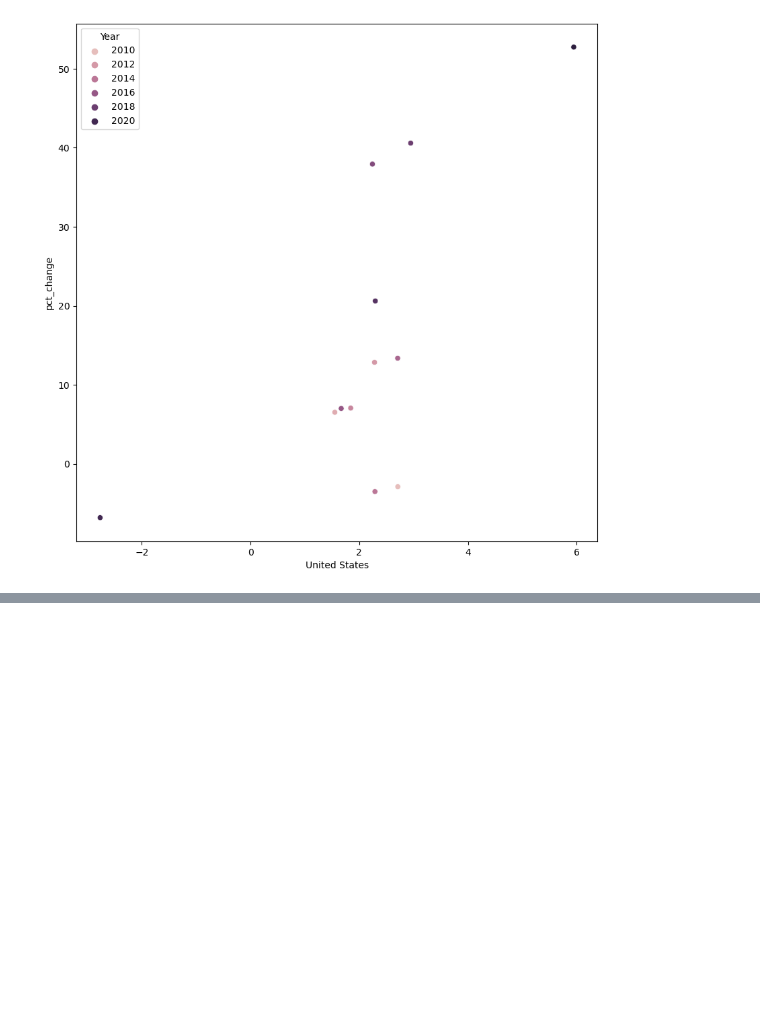
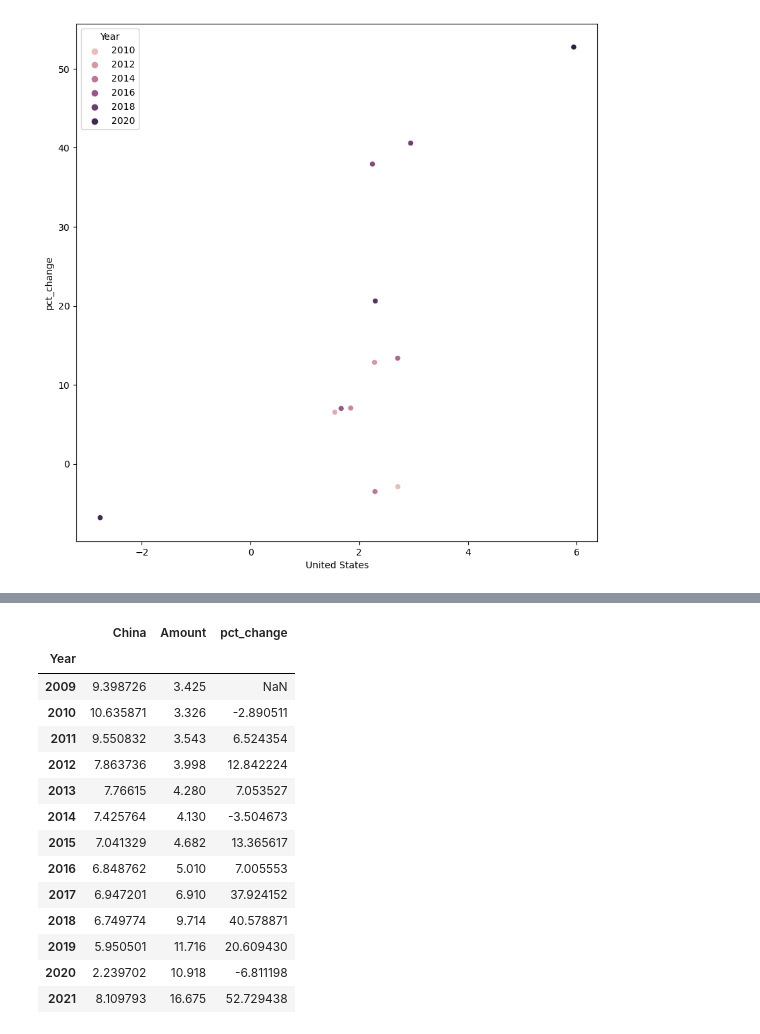
Before and after one commit to AimjGuytidy/Gwiza-analysis, a Jupyter notebook: Nvidia-case-study.ipynb, the cells around one changed output, grey strips where cells are left out. Saved outputs shown, nothing was run; the diff lists cells and outputs as text; code cells hidden in the pictures; blank space fills up the shorter version.

```diff
--- a/Nvidia-case-study.ipynb
+++ b/Nvidia-case-study.ipynb
@@ -333,0 +355,19 @@ plt.show()
+# %%
+corr2_df = china_dd.set_index("Year").join(historical_df.set_index("Year"),how="inner")
+corr2_df
+# %% [output]
+|  | China | Amount | pct_change |
+| Year |  |  |  |
+| 2009 | 9.398726 | 3.425 | NaN |
+| 2010 | 10.635871 | 3.326 | -2.890511 |
+| 2011 | 9.550832 | 3.543 | 6.524354 |
+| 2012 | 7.863736 | 3.998 | 12.842224 |
+| 2013 | 7.76615 | 4.280 | 7.053527 |
+| 2014 | 7.425764 | 4.130 | -3.504673 |
+| 2015 | 7.041329 | 4.682 | 13.365617 |
+| 2016 | 6.848762 | 5.010 | 7.005553 |
+| 2017 | 6.947201 | 6.910 | 37.924152 |
+| 2018 | 6.749774 | 9.714 | 40.578871 |
+| 2019 | 5.950501 | 11.716 | 20.609430 |
+| 2020 | 2.239702 | 10.918 | -6.811198 |
+| 2021 | 8.109793 | 16.675 | 52.729438 |
```
Also changed, not shown: parts of 3 cells of this notebook.
